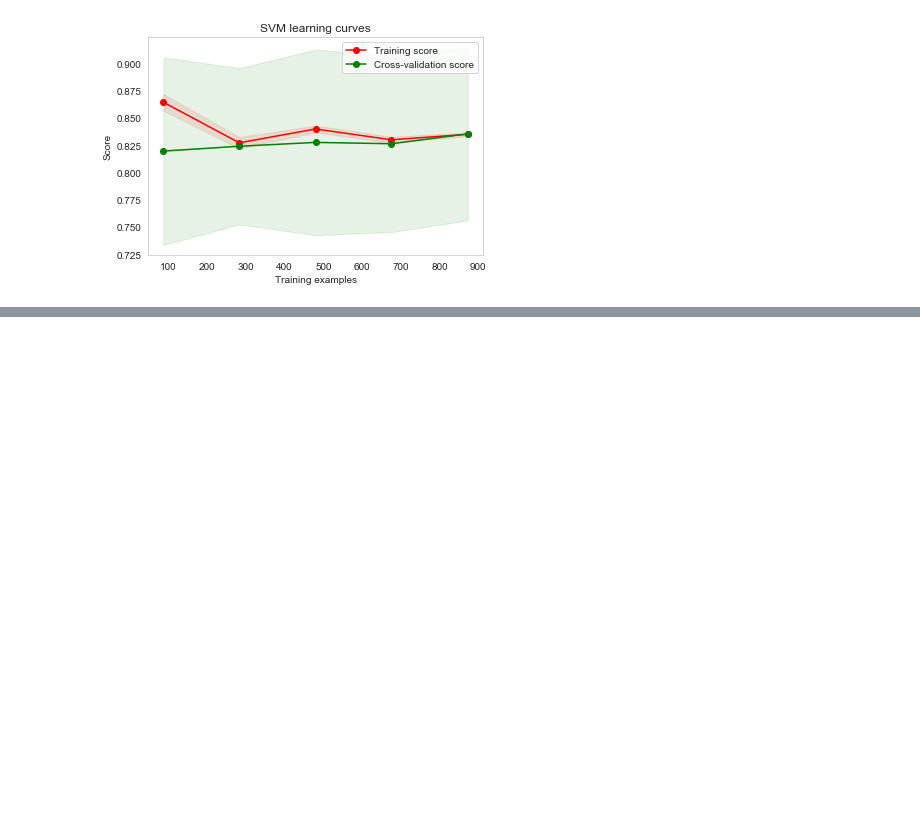
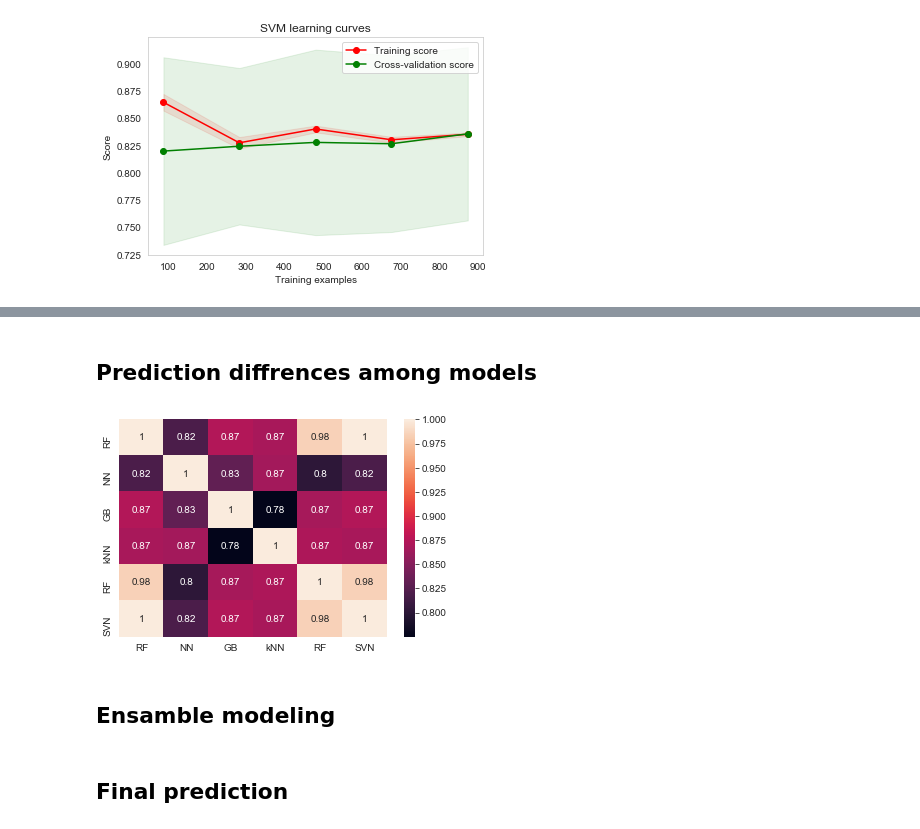
Before and after one commit to mmaku/Kaggle_titanic, a Jupyter notebook: 11 Titanic.ipynb, the cells around one changed output, grey strips where cells are left out. Cells and saved outputs as stored; diff of their text form; code cells hidden in the pictures; blank space fills up the shorter version.

```diff
--- a/11 Titanic.ipynb
+++ b/11 Titanic.ipynb
@@ -901,0 +928,20 @@ p = plot_learning_curve(svm_best,"SVM learning curves",X_train,Y_train,cv=kfold)
+# %% [markdown]
+## Prediction diffrences among models
+# %%
+test_Survived_lr = pd.Series(lr_best.predict(test_final), name="RF")
+test_Survived_nn = pd.Series(nn_best.predict(test_final), name="NN")
+test_Survived_gb = pd.Series(gb_best.predict(test_final), name="GB")
+test_Survived_knn = pd.Series(knn_best.predict(test_final), name="kNN")
+test_Survived_rf = pd.Series(rf_best.predict(test_final), name="RF")
+test_Survived_svn = pd.Series(svm_best.predict(test_final), name="SVN")
+
+
+# Concatenate all classifier results
+ensemble_results = pd.concat([test_Survived_lr, test_Survived_nn, test_Survived_gb, test_Survived_knn, test_Survived_rf, test_Survived_svn], axis=1)
+
+
+p = sns.heatmap(ensemble_results.corr(),annot=True)
+# %% [output]
+[figure, added]
+# %% [markdown]
+## Ensamble modeling
@@ -901,0 +957,2 @@ p = plot_learning_curve(svm_best,"SVM learning curves",X_train,Y_train,cv=kfold)
+# %% [markdown]
+## Final prediction
```
Also changed, not shown: parts of 6 cells of this notebook.
